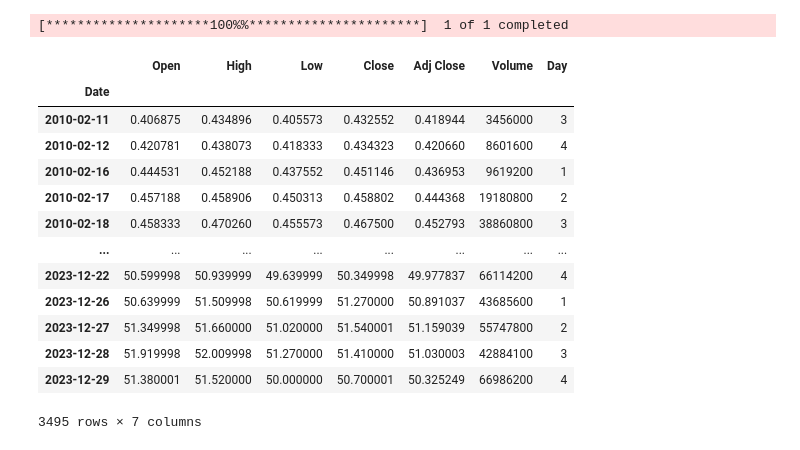
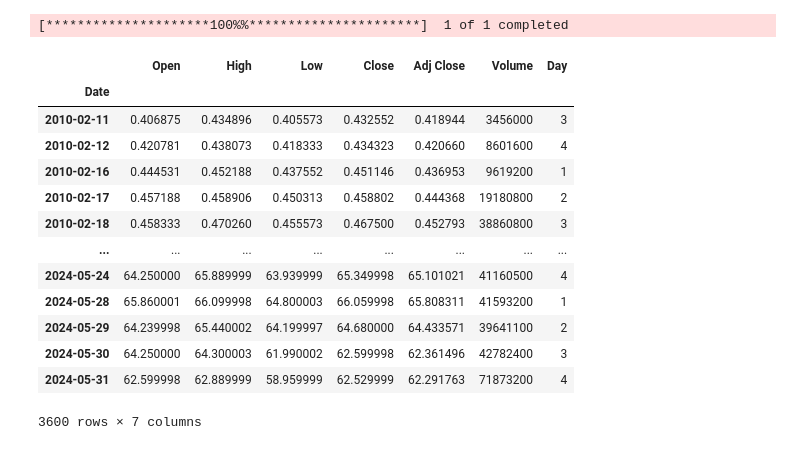
Before and after one commit to Ryan-Kung/Tuesday-TQQQ-Trading-Strategy, a Jupyter notebook: Tuesday Strategy.ipynb, the cells around one changed output. Drawn from its saved outputs; the diff is of its cells as text; code cells hidden in the pictures.

```diff
--- a/Tuesday Strategy.ipynb
+++ b/Tuesday Strategy.ipynb
@@ -7,25 +7,25 @@ from datetime import datetime, timedelta
 import warnings
 warnings.filterwarnings("ignore")
 # %%
-data = yf.download('TQQQ', start = '2000-01-01', end = '2024-01-01')
+data = yf.download('TQQQ', start = '1993-01-01', end = '2024-06-01')
 data['Day'] = data.index.day_of_week
 data
 # %% [output]
 [*********************100%%**********************]  1 of 1 completed
 |  | Open | High | Low | Close | Adj Close | Volume | Day |
 | Date |  |  |  |  |  |  |  |
 | 2010-02-11 | 0.406875 | 0.434896 | 0.405573 | 0.432552 | 0.418944 | 3456000 | 3 |
 | 2010-02-12 | 0.420781 | 0.438073 | 0.418333 | 0.434323 | 0.420660 | 8601600 | 4 |
 | 2010-02-16 | 0.444531 | 0.452188 | 0.437552 | 0.451146 | 0.436953 | 9619200 | 1 |
 | 2010-02-17 | 0.457188 | 0.458906 | 0.450313 | 0.458802 | 0.444368 | 19180800 | 2 |
 | 2010-02-18 | 0.458333 | 0.470260 | 0.455573 | 0.467500 | 0.452793 | 38860800 | 3 |
 | ... | ... | ... | ... | ... | ... | ... | ... |
-| 2023-12-22 | 50.599998 | 50.939999 | 49.639999 | 50.349998 | 49.977837 | 66114200 | 4 |
-| 2023-12-26 | 50.639999 | 51.509998 | 50.619999 | 51.270000 | 50.891037 | 43685600 | 1 |
-| 2023-12-27 | 51.349998 | 51.660000 | 51.020000 | 51.540001 | 51.159039 | 55747800 | 2 |
-| 2023-12-28 | 51.919998 | 52.009998 | 51.270000 | 51.410000 | 51.030003 | 42884100 | 3 |
-| 2023-12-29 | 51.380001 | 51.520000 | 50.000000 | 50.700001 | 50.325249 | 66986200 | 4 |
+| 2024-05-24 | 64.250000 | 65.889999 | 63.939999 | 65.349998 | 65.101021 | 41160500 | 4 |
+| 2024-05-28 | 65.860001 | 66.099998 | 64.800003 | 66.059998 | 65.808311 | 41593200 | 1 |
+| 2024-05-29 | 64.239998 | 65.440002 | 64.199997 | 64.680000 | 64.433571 | 39641100 | 2 |
+| 2024-05-30 | 64.250000 | 64.300003 | 61.990002 | 62.599998 | 62.361496 | 42782400 | 3 |
+| 2024-05-31 | 62.599998 | 62.889999 | 58.959999 | 62.529999 | 62.291763 | 71873200 | 4 |
-3495 rows × 7 columns
+3600 rows × 7 columns
 # %%
 '''
 Strategy:
```
Also changed, not shown: parts of 4 cells of this notebook.
